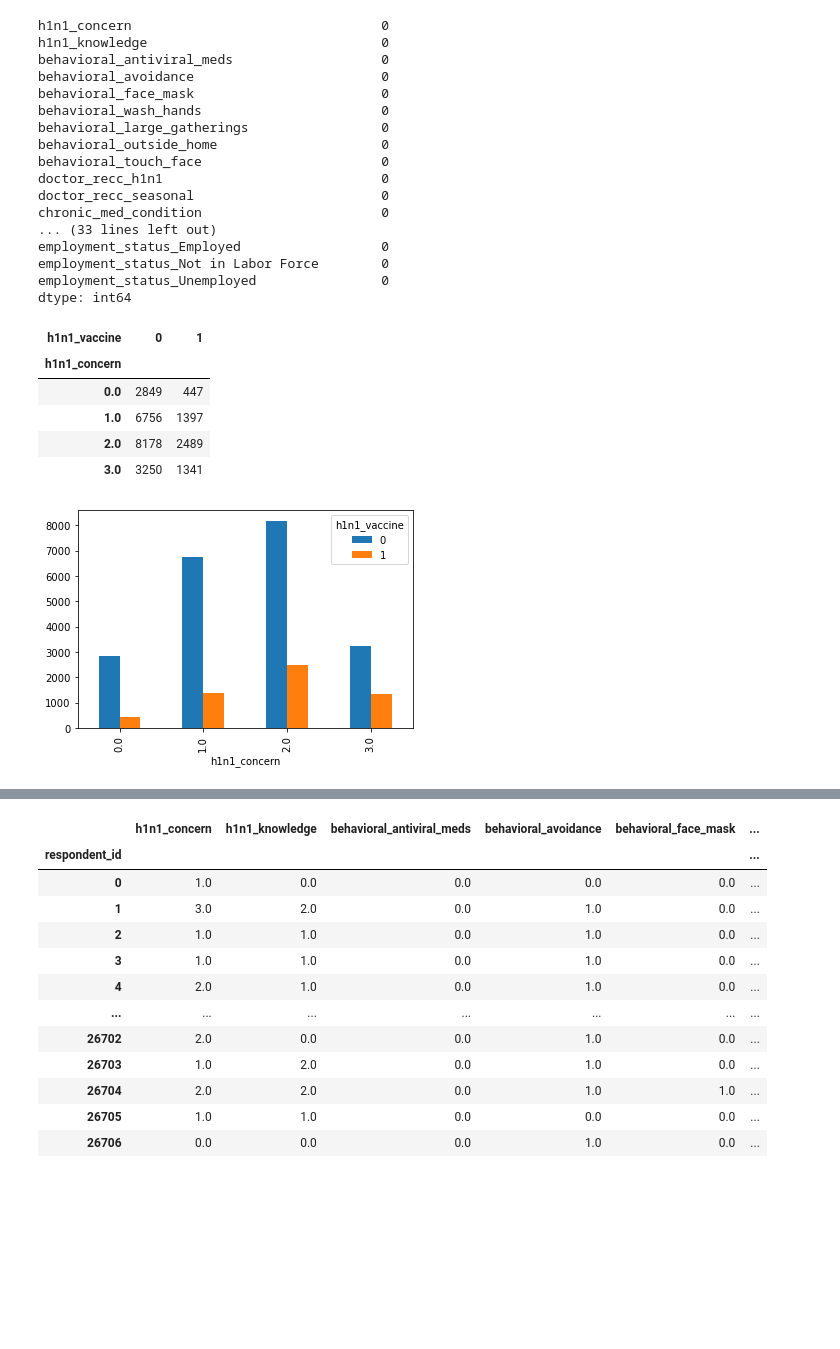
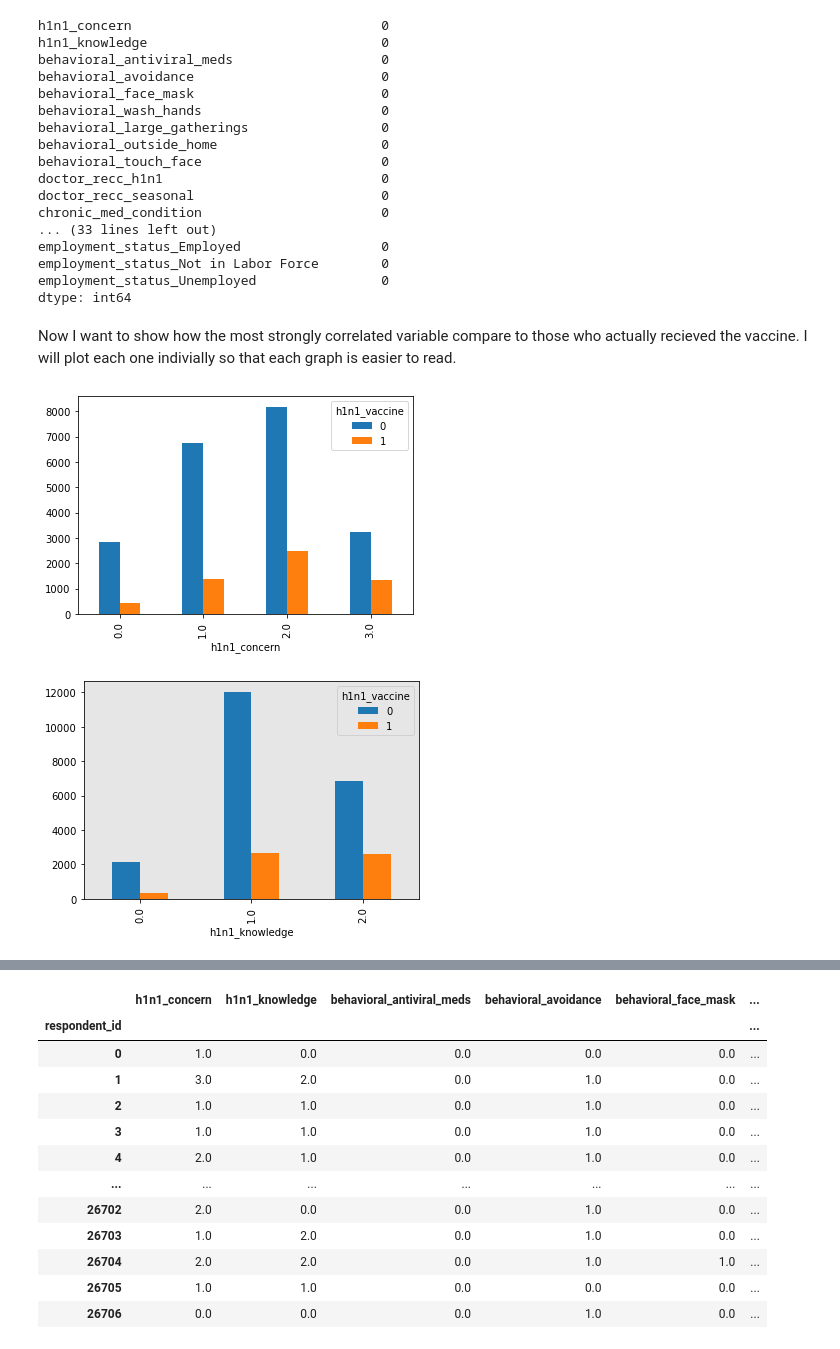
Before and after one commit to lpb3393/predict-flu-vaccine, a Jupyter notebook: predict-flu-vaccines.ipynb, the cells around one changed output, grey strips where cells are left out. Saved outputs shown, nothing was run; the diff lists cells and outputs as text; code cells hidden in the pictures; blank space fills up the shorter version.

```diff
--- a/predict-flu-vaccines.ipynb
+++ b/predict-flu-vaccines.ipynb
@@ -261,22 +261,25 @@ employment_status_Employed                  0
 employment_status_Not in Labor Force        0
 employment_status_Unemployed                0
 dtype: int64
+# %% [markdown]
+Now I want to show how the most strongly correlated variable compare to those who actually recieved the vaccine. I will plot each one indivially so that each graph is easier to read.
 # %%
 concern = (df
               .groupby(['h1n1_concern', 'h1n1_vaccine'])
               .size()
               .unstack('h1n1_vaccine')
          )
-concern
+concern.plot.bar()
+plt.show()
 # %% [output]
-| h1n1_vaccine | 0 | 1 |
-| h1n1_concern |  |  |
-| 0.0 | 2849 | 447 |
-| 1.0 | 6756 | 1397 |
-| 2.0 | 8178 | 2489 |
-| 3.0 | 3250 | 1341 |
+[figure, added]
-# %%
-concern.plot.bar()
-plt.show()
-# %% [output]
-[figure, removed]
+# %%
+knowledge = (df
+              .groupby(['h1n1_knowledge', 'h1n1_vaccine'])
+              .size()
+              .unstack('h1n1_vaccine')
+         )
+knowledge.plot.bar()
+plt.show()
+# %% [output]
+[figure, added]
```
Also changed, not shown: parts of 8 cells of this notebook.
